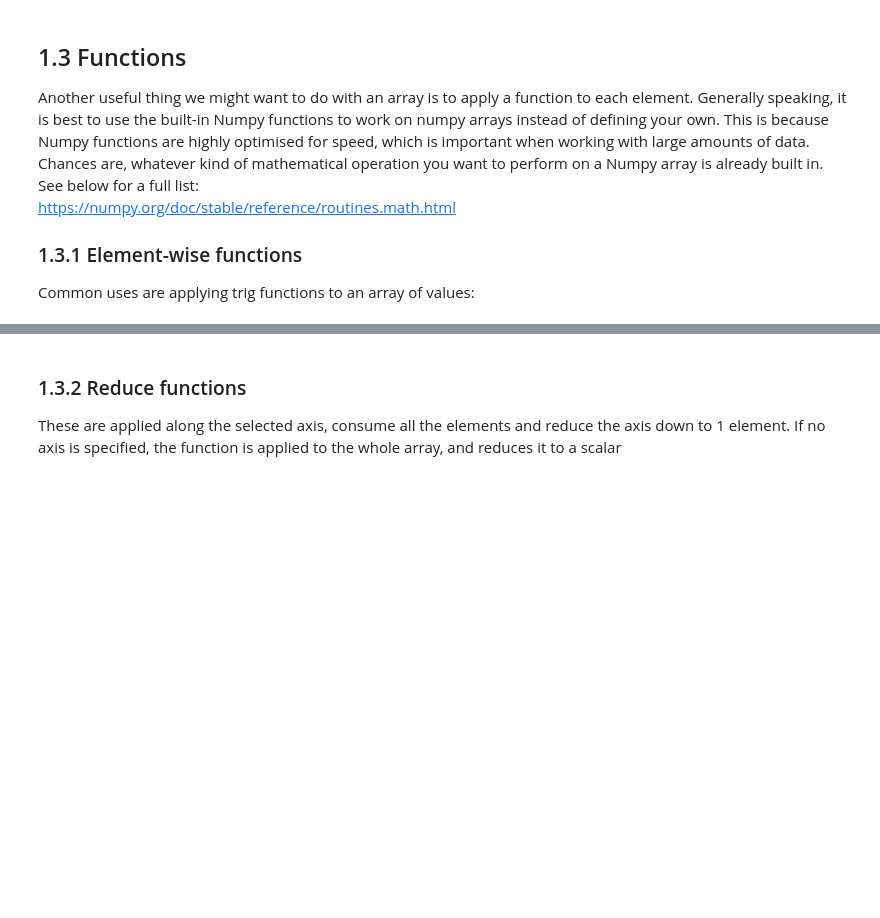
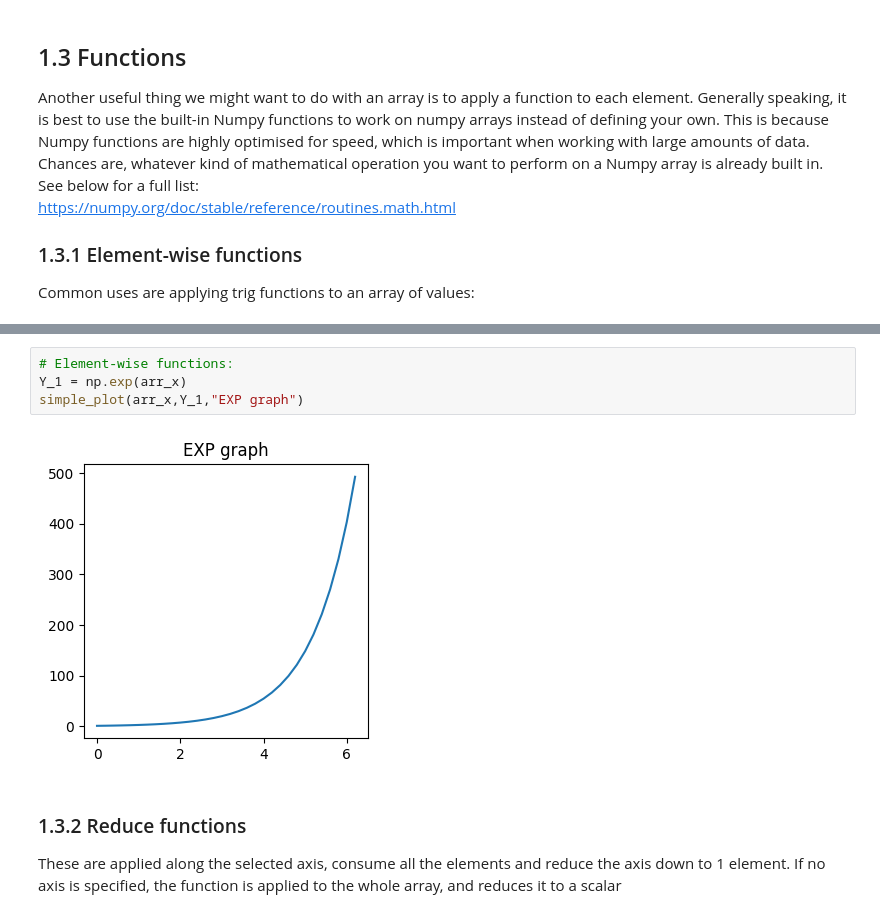
Before and after one commit to Mehdialmoo/Introduction_to_DeepLearning, a Jupyter notebook: week-1-numpy.ipynb, the cells around one changed output, grey strips where cells are left out. Saved outputs shown, nothing was run; the diff lists cells and outputs as text; blank space fills up the shorter version.

```diff
--- a/week-1-numpy.ipynb
+++ b/week-1-numpy.ipynb
@@ -381,3 +400,9 @@ def simple_plot(x, y, label):
+# %%
+# Element-wise functions:
+Y_1 = np.exp(arr_x)
+simple_plot(arr_x,Y_1,"EXP graph")
+# %% [output]
+[figure, added]
 # %% [markdown]
 ### 1.3.2 Reduce functions
 These are applied along the selected axis, consume all the elements and reduce the axis down to 1 element. If no axis is specified, the function is applied to the whole array, and reduces it to a scalar
```
Also changed, not shown: parts of 29 cells of this notebook.
